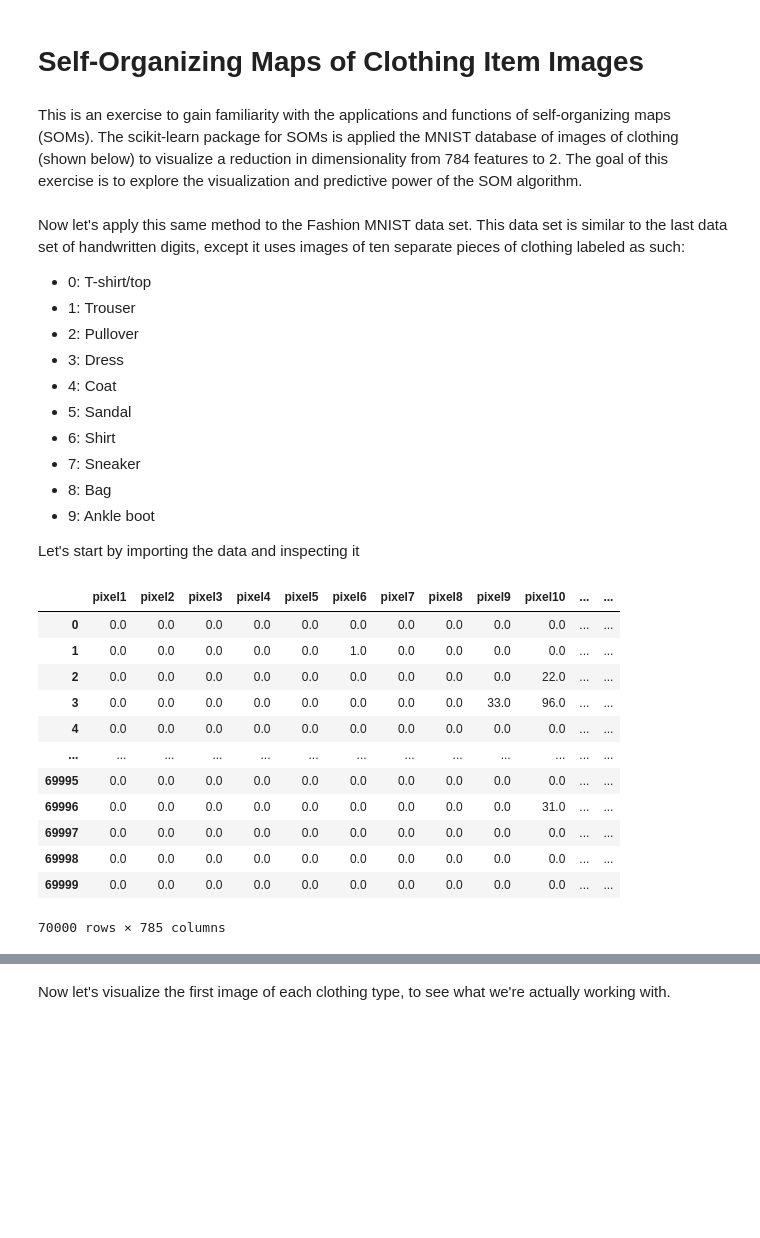
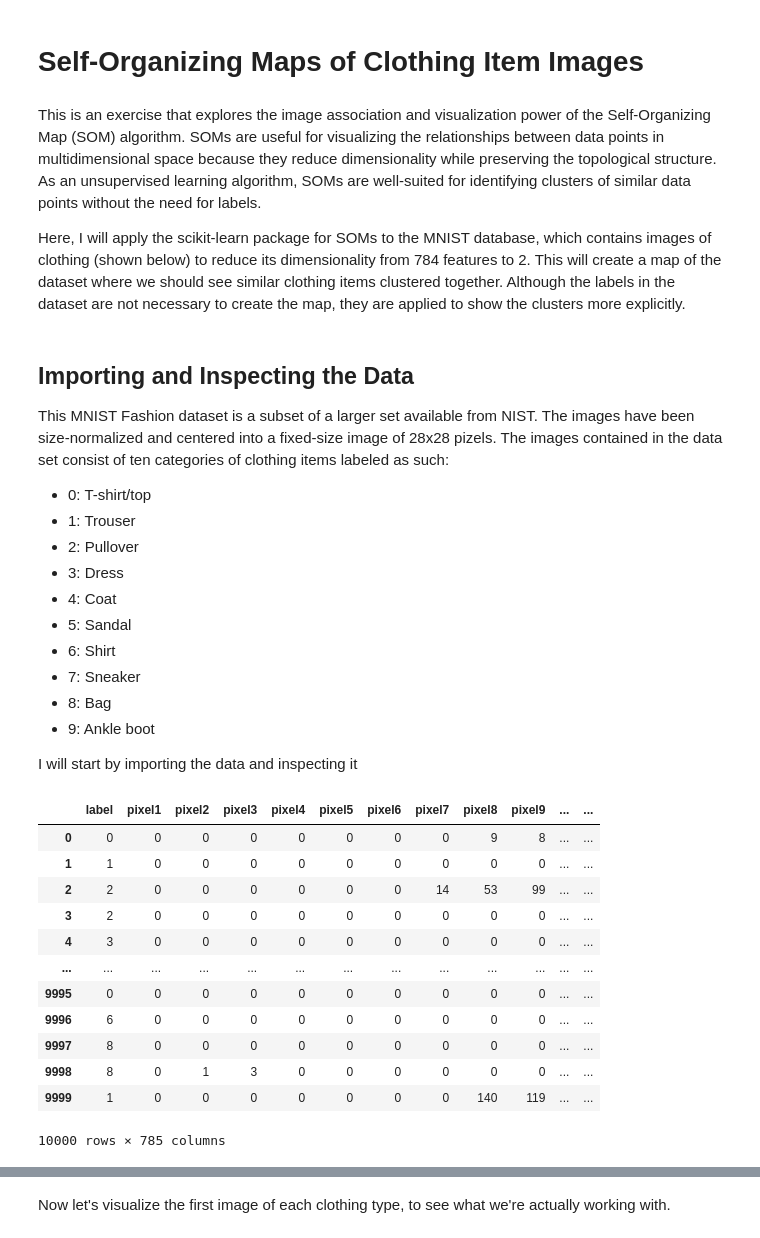
Before and after one commit to san-ford/SOM_fashion, a Jupyter notebook: SOM_fashion.ipynb, the cells around one changed output, grey strips where cells are left out. Cells and saved outputs as stored; diff of their text form; code cells hidden in the pictures; blank space fills up the shorter version.

```diff
--- a/SOM_fashion.ipynb
+++ b/SOM_fashion.ipynb
@@ -1,7 +1,9 @@
 # %% [markdown]
 # Self-Organizing Maps of Clothing Item Images
 # %% [markdown]
-This is an exercise to gain familiarity with the applications and functions of self-organizing maps (SOMs). The scikit-learn package for SOMs is applied the MNIST database of images of clothing (shown below) to visualize a reduction in dimensionality from 784 features to 2. The goal of this exercise is to explore the visualization and predictive power of the SOM algorithm.
+This is an exercise that explores the image association and visualization power of the Self-Organizing Map (SOM) algorithm. SOMs are useful for visualizing the relationships between data points in multidimensional space because they reduce dimensionality while preserving the topological structure. As an unsupervised learning algorithm, SOMs are well-suited for identifying clusters of similar data points without the need for labels.
+
+Here, I will apply the scikit-learn package for SOMs to the MNIST database, which contains images of clothing (shown below) to reduce its dimensionality from 784 features to 2. This will create a map of the dataset where we should see similar clothing items clustered together. Although the labels in the dataset are not necessary to create the map, they are applied to show the clusters more explicitly.
 # %%
 import numpy as np
 import pandas as pd
@@ -12,5 +13,6 @@ from sklearn.datasets import fetch_openml
 # %% [markdown]
-Now let's apply this same method to the Fashion MNIST data set. This data set is similar to the last data set of handwritten digits, except it uses images of ten separate pieces of clothing labeled as such:
+## Importing and Inspecting the Data
+This MNIST Fashion dataset is a subset of a larger set available from NIST. The images have been size-normalized and centered into a fixed-size image of 28x28 pizels. The images contained in the data set consist of ten categories of clothing items labeled as such:
 
 - 0: T-shirt/top
 - 1: Trouser
@@ -23,25 +25,23 @@ Now let's apply this same method to the Fashion MNIST data set. This data set is
 - 8: Bag
 - 9: Ankle boot
 
-Let's start by importing the data and inspecting it
+I will start by importing the data and inspecting it
 # %%
 # import the fashion MNIST data and explore it
-from scipy.io import arff
-arff_file = arff.loadarff('Fashion_MNIST.arff')
-data = pd.DataFrame(arff_file[0])
+data = pd.read_csv("mnist_fashion.csv")
 data
 # %% [output]
-|  | pixel1 | pixel2 | pixel3 | pixel4 | pixel5 | pixel6 | pixel7 | pixel8 | pixel9 | pixel10 | ... | ... |
-| 0 | 0.0 | 0.0 | 0.0 | 0.0 | 0.0 | 0.0 | 0.0 | 0.0 | 0.0 | 0.0 | ... | ... |
-| 1 | 0.0 | 0.0 | 0.0 | 0.0 | 0.0 | 1.0 | 0.0 | 0.0 | 0.0 | 0.0 | ... | ... |
-| 2 | 0.0 | 0.0 | 0.0 | 0.0 | 0.0 | 0.0 | 0.0 | 0.0 | 0.0 | 22.0 | ... | ... |
-| 3 | 0.0 | 0.0 | 0.0 | 0.0 | 0.0 | 0.0 | 0.0 | 0.0 | 33.0 | 96.0 | ... | ... |
-| 4 | 0.0 | 0.0 | 0.0 | 0.0 | 0.0 | 0.0 | 0.0 | 0.0 | 0.0 | 0.0 | ... | ... |
+|  | label | pixel1 | pixel2 | pixel3 | pixel4 | pixel5 | pixel6 | pixel7 | pixel8 | pixel9 | ... | ... |
+| 0 | 0 | 0 | 0 | 0 | 0 | 0 | 0 | 0 | 9 | 8 | ... | ... |
+| 1 | 1 | 0 | 0 | 0 | 0 | 0 | 0 | 0 | 0 | 0 | ... | ... |
+| 2 | 2 | 0 | 0 | 0 | 0 | 0 | 0 | 14 | 53 | 99 | ... | ... |
+| 3 | 2 | 0 | 0 | 0 | 0 | 0 | 0 | 0 | 0 | 0 | ... | ... |
+| 4 | 3 | 0 | 0 | 0 | 0 | 0 | 0 | 0 | 0 | 0 | ... | ... |
 | ... | ... | ... | ... | ... | ... | ... | ... | ... | ... | ... | ... | ... |
-| 69995 | 0.0 | 0.0 | 0.0 | 0.0 | 0.0 | 0.0 | 0.0 | 0.0 | 0.0 | 0.0 | ... | ... |
-| 69996 | 0.0 | 0.0 | 0.0 | 0.0 | 0.0 | 0.0 | 0.0 | 0.0 | 0.0 | 31.0 | ... | ... |
-| 69997 | 0.0 | 0.0 | 0.0 | 0.0 | 0.0 | 0.0 | 0.0 | 0.0 | 0.0 | 0.0 | ... | ... |
-| 69998 | 0.0 | 0.0 | 0.0 | 0.0 | 0.0 | 0.0 | 0.0 | 0.0 | 0.0 | 0.0 | ... | ... |
-| 69999 | 0.0 | 0.0 | 0.0 | 0.0 | 0.0 | 0.0 | 0.0 | 0.0 | 0.0 | 0.0 | ... | ... |
+| 9995 | 0 | 0 | 0 | 0 | 0 | 0 | 0 | 0 | 0 | 0 | ... | ... |
+| 9996 | 6 | 0 | 0 | 0 | 0 | 0 | 0 | 0 | 0 | 0 | ... | ... |
+| 9997 | 8 | 0 | 0 | 0 | 0 | 0 | 0 | 0 | 0 | 0 | ... | ... |
+| 9998 | 8 | 0 | 1 | 3 | 0 | 0 | 0 | 0 | 0 | 0 | ... | ... |
+| 9999 | 1 | 0 | 0 | 0 | 0 | 0 | 0 | 0 | 140 | 119 | ... | ... |
-70000 rows × 785 columns
+10000 rows × 785 columns
 # %% [markdown]
```
Also changed, not shown: parts of 19 cells of this notebook.
